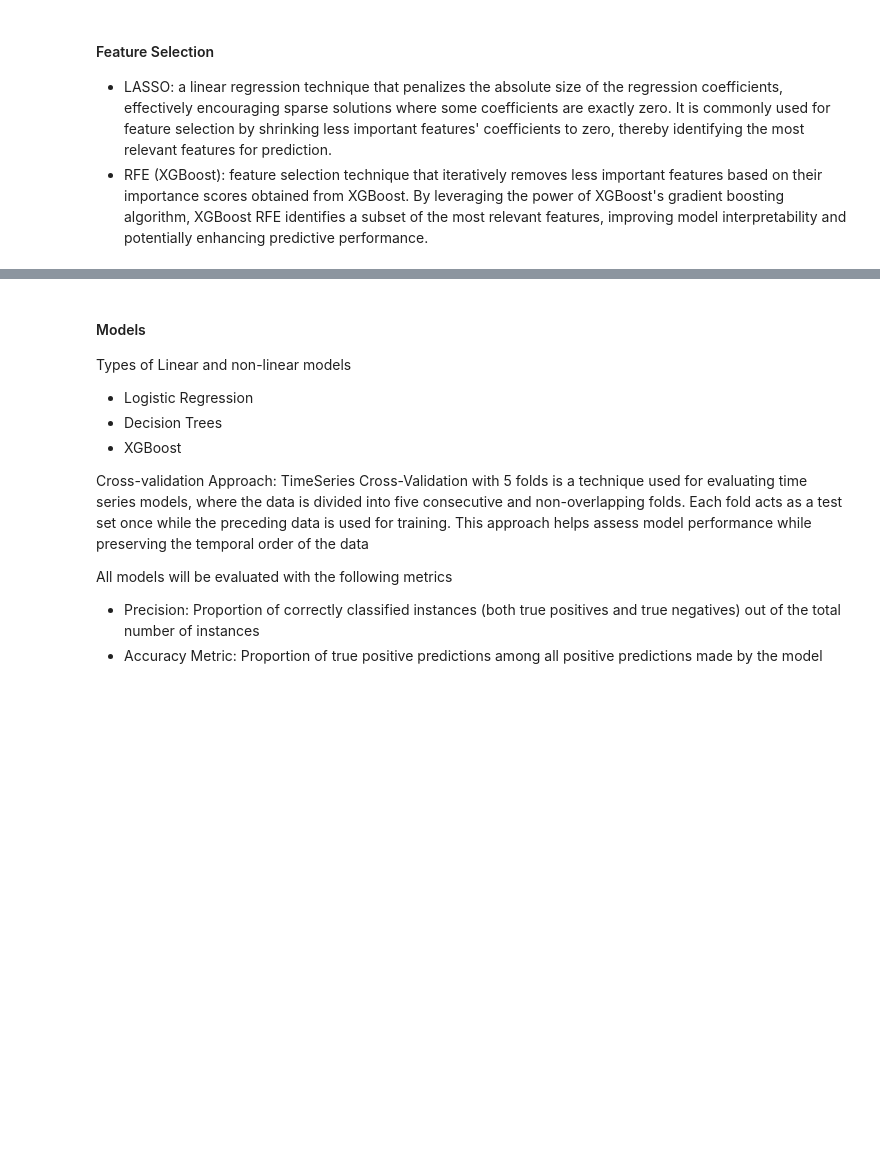
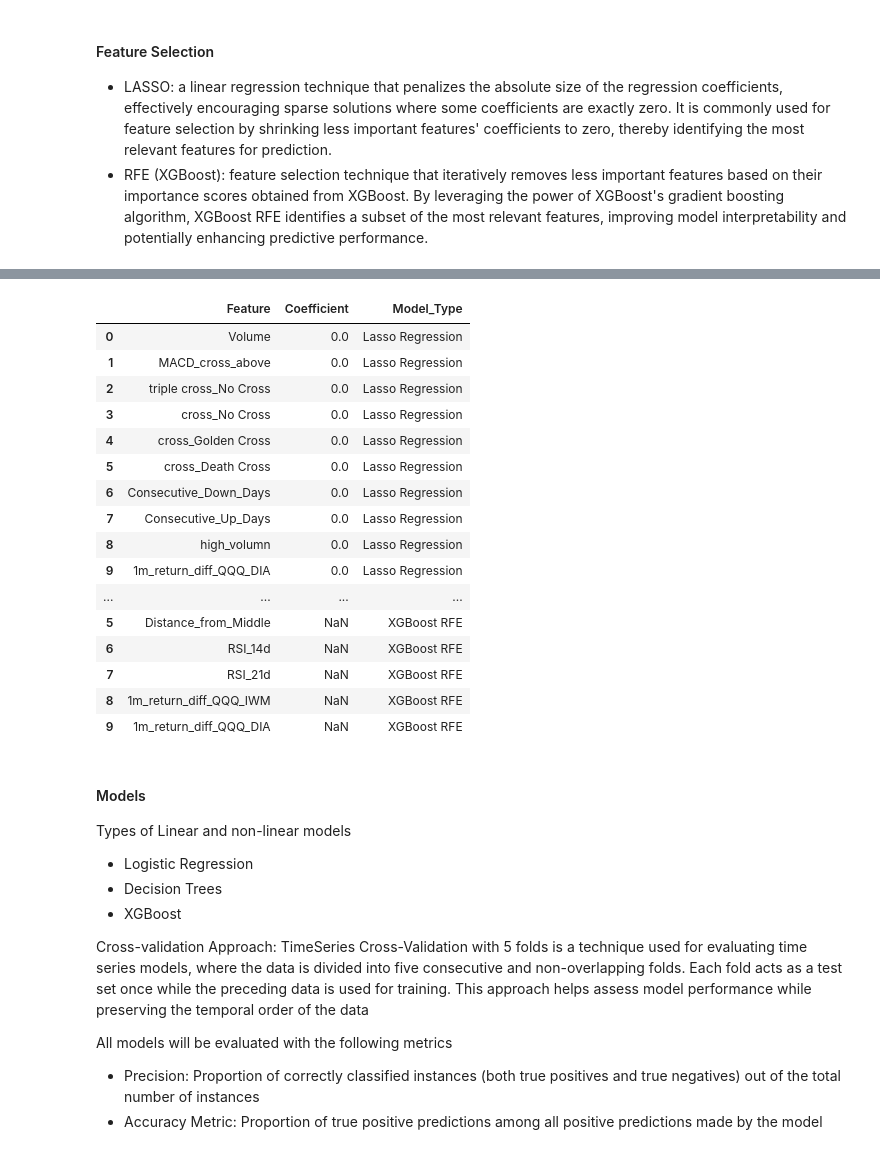
Before and after one commit to Nathan-rickert/NonLinearModelFinal, a Jupyter notebook: model.ipynb, the cells around one changed output, grey strips where cells are left out. Cells and saved outputs as stored; diff of their text form; code cells hidden in the pictures; blank space fills up the shorter version.

```diff
--- a/model.ipynb
+++ b/model.ipynb
@@ -102,3 +185,23 @@ y15D_results = pd.concat([y15D_lasso_results, y15D_rfe_results])
+# %%
+y15D_results
+# %% [output]
+|  | Feature | Coefficient | Model_Type |
+| 0 | Volume | 0.0 | Lasso Regression |
+| 1 | MACD_cross_above | 0.0 | Lasso Regression |
+| 2 | triple cross_No Cross | 0.0 | Lasso Regression |
+| 3 | cross_No Cross | 0.0 | Lasso Regression |
+| 4 | cross_Golden Cross | 0.0 | Lasso Regression |
+| 5 | cross_Death Cross | 0.0 | Lasso Regression |
+| 6 | Consecutive_Down_Days | 0.0 | Lasso Regression |
+| 7 | Consecutive_Up_Days | 0.0 | Lasso Regression |
+| 8 | high_volumn | 0.0 | Lasso Regression |
+| 9 | 1m_return_diff_QQQ_DIA | 0.0 | Lasso Regression |
+| ... | ... | ... | ... |
+| 5 | Distance_from_Middle | NaN | XGBoost RFE |
+| 6 | RSI_14d | NaN | XGBoost RFE |
+| 7 | RSI_21d | NaN | XGBoost RFE |
+| 8 | 1m_return_diff_QQQ_IWM | NaN | XGBoost RFE |
+| 9 | 1m_return_diff_QQQ_DIA | NaN | XGBoost RFE |
 # %% [markdown]
 #### Models
 
```
Also changed, not shown: parts of 9 cells of this notebook, 1 other file.
